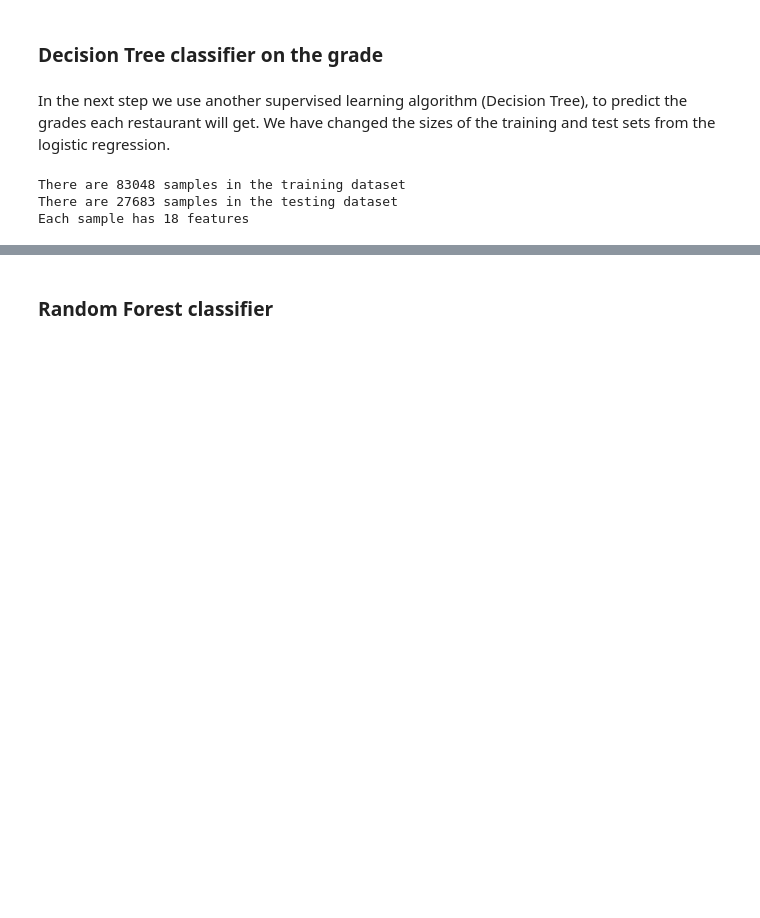
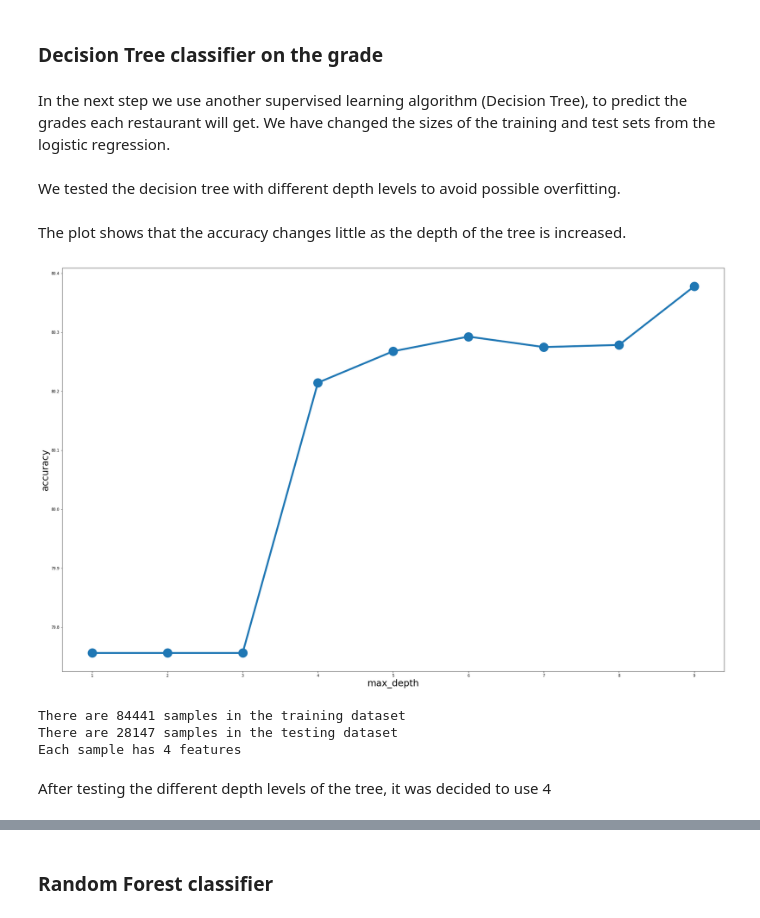
Before and after one commit to stefanopoggio/restaurant-inspection, a Jupyter notebook: Inspection_code.ipynb, the cells around one changed output, grey strips where cells are left out. Cells and saved outputs as stored; diff of their text form; code cells hidden in the pictures; blank space fills up the shorter version.

```diff
--- a/Inspection_code.ipynb
+++ b/Inspection_code.ipynb
@@ -403,9 +403,10 @@ plt.show()
 # %% [markdown]
 Next we try to predict the grade each restaurant received using a Logistic Regression.
 # %%
-#dt = df.loc[:, ["CUISINE DESCRIPTION", "INSPECTION TYPE", "MONTH", "VIOLATION CODE", "GRADE"]]
-dt = grades
+dt = df.loc[:, ["CUISINE DESCRIPTION", "INSPECTION TYPE", "MONTH", "VIOLATION CODE", "GRADE"]]
+#dt = grades
 dt = dt.sample(frac=1).reset_index(drop=True) # Shuffle the samples to increase randomness.
 dt = dt.dropna()
 Y = dt['GRADE']
+#dt.drop(labels='GRADE')
 X = dt.drop(dt.columns[-1], axis=1)
@@ -455,13 +467,41 @@ print(confusion_matrix(Y_test, y_pred_test))
 ### Decision Tree classifier on the grade
 # %% [markdown]
 In the next step we use another supervised learning algorithm (Decision Tree), to predict the grades each restaurant will get. We have changed the sizes of the training and test sets from the logistic regression.
+# %% [markdown]
+We tested the decision tree with different depth levels to avoid possible overfitting.
+# %%
+from sklearn import tree
+avg_scores = []
+parameter_values = np.arange(1,10)
+for hp in parameter_values:
+    estimator = tree.DecisionTreeClassifier(criterion="entropy"
+#                                            , min_impurity_decrease = hp
+                                            , max_depth = hp
+                                           )
+    estimator.fit(X_train, Y_train)
+    y_predicted = estimator.predict(X_test)
+    score = np.mean(Y_test == y_predicted) * 100 # compute the matches between prediction and true classes
+    avg_scores.append(score)
+# %% [markdown]
+The plot shows that the accuracy changes little as the depth of the tree is increased.
+# %%
+plt.figure(figsize=(32,20))
+ax = plt.plot(parameter_values, avg_scores, '-o', linewidth=5, markersize=24)
+plt.xlabel('max_depth', fontsize=25)
+plt.ylabel('accuracy', fontsize=25)
+#ax.tick_params(labelsize=15)
+ax = plt.show()
+# %% [output]
+[figure, added]
 # %%
 X_train, X_test, y_train, y_test = train_test_split(X, Y) # default Train 0.75- Test 0.25
 print("There are {} samples in the training dataset".format(X_train.shape[0]))
 print("There are {} samples in the testing dataset".format(X_test.shape[0]))
 print("Each sample has {} features".format(X_train.shape[1]))
 # %% [output]
-There are 83048 samples in the training dataset
-There are 27683 samples in the testing dataset
-Each sample has 18 features
+There are 84441 samples in the training dataset
+There are 28147 samples in the testing dataset
+Each sample has 4 features
+# %% [markdown]
+After testing the different depth levels of the tree, it was decided to use 4
 # %%
```
Also changed, not shown: parts of 15 cells of this notebook.
